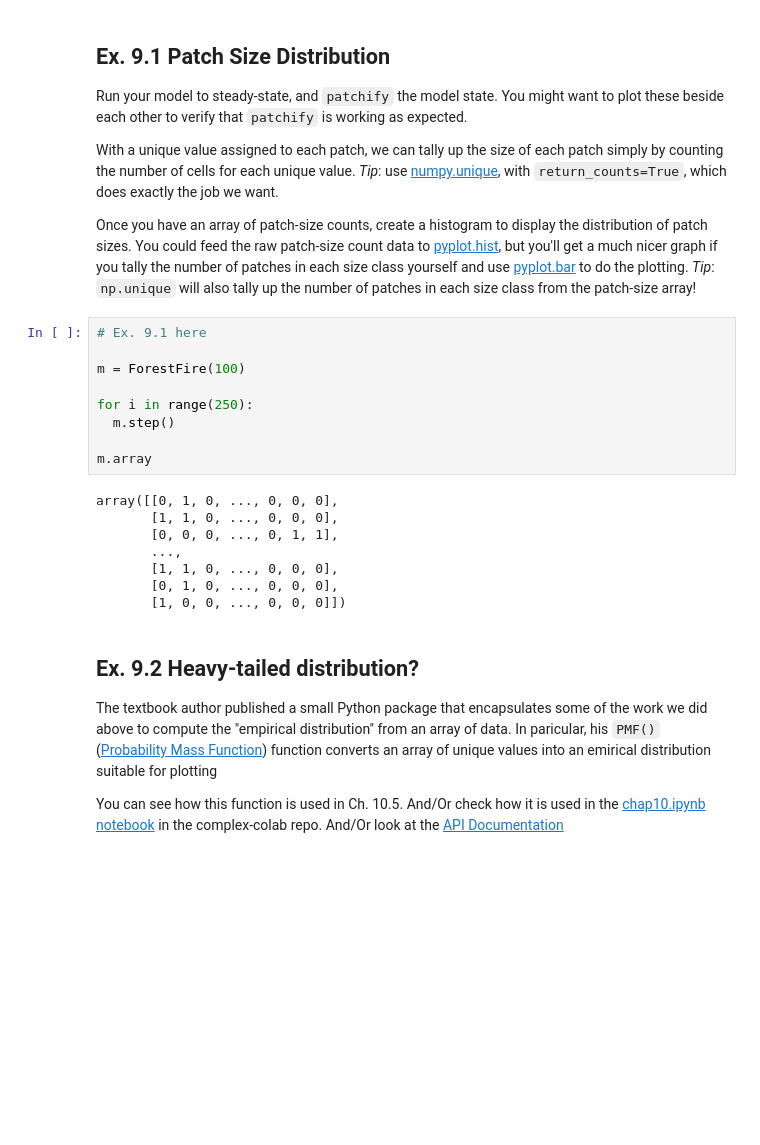
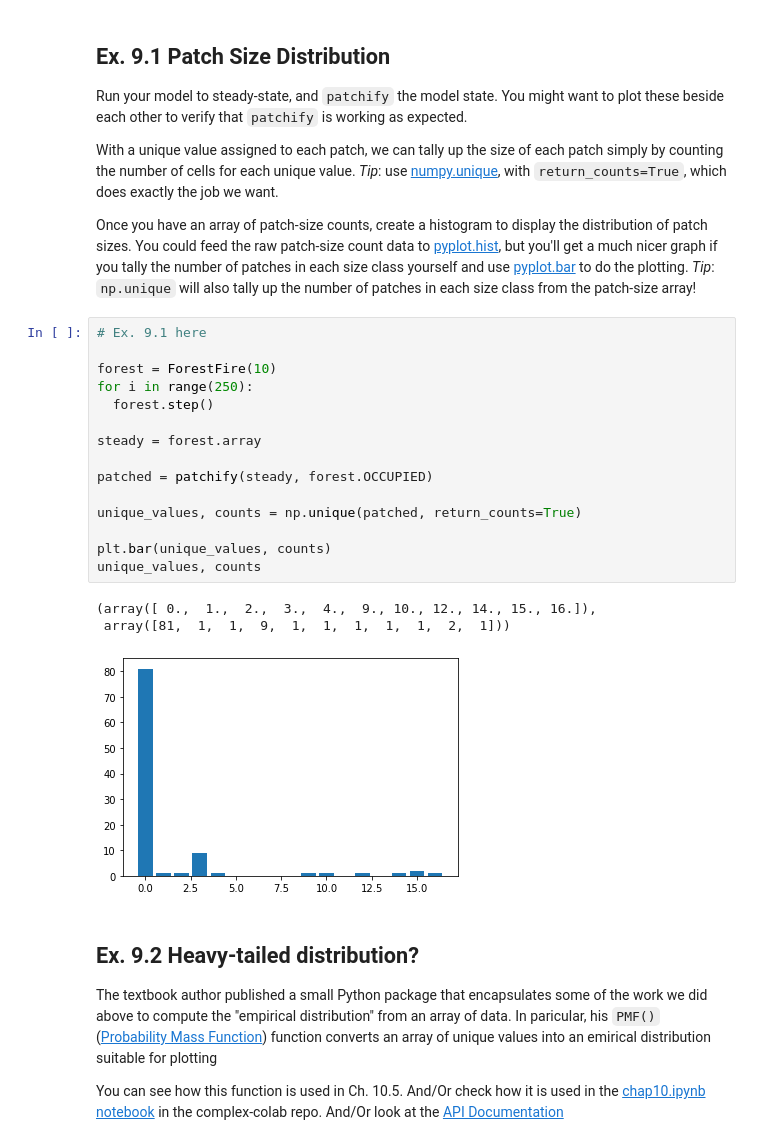
Before and after one commit to owengenge/cap-comp215, a Jupyter notebook: labs/lab07.ipynb, the cells around one changed output. Saved outputs shown, nothing was run; the diff lists cells and outputs as text; blank space fills up the shorter version.

```diff
--- a/labs/lab07.ipynb
+++ b/labs/lab07.ipynb
@@ -401,20 +401,22 @@ You could feed the raw patch-size count data to [pyplot.hist](https://matplotlib
 # %%
 # Ex. 9.1 here
 
-m = ForestFire(100)
+forest = ForestFire(10)
+for i in range(250):
+  forest.step()
 
-for i in range(250):
-  m.step()
+steady = forest.array
 
-m.array
+patched = patchify(steady, forest.OCCUPIED)
+
+unique_values, counts = np.unique(patched, return_counts=True)
+
+plt.bar(unique_values, counts)
+unique_values, counts
 # %% [output]
-array([[0, 1, 0, ..., 0, 0, 0],
-       [1, 1, 0, ..., 0, 0, 0],
-       [0, 0, 0, ..., 0, 1, 1],
-       ...,
-       [1, 1, 0, ..., 0, 0, 0],
-       [0, 1, 0, ..., 0, 0, 0],
-       [1, 0, 0, ..., 0, 0, 0]])
+(array([ 0.,  1.,  2.,  3.,  4.,  9., 10., 12., 14., 15., 16.]),
+ array([81,  1,  1,  9,  1,  1,  1,  1,  1,  2,  1]))
+[figure, added]
 # %% [markdown]
 ## Ex. 9.2 Heavy-tailed distribution?
 The textbook author published a small Python package that encapsulates some of the work we did above to compute the "empirical distribution" from an array of data.  In paricular, his `PMF()` ([Probability Mass Function](https://en.wikipedia.org/wiki/Probability_mass_function)) function converts an array of unique values into an emirical distribution suitable for plotting
```
Also changed, not shown: parts of 4 cells of this notebook.
